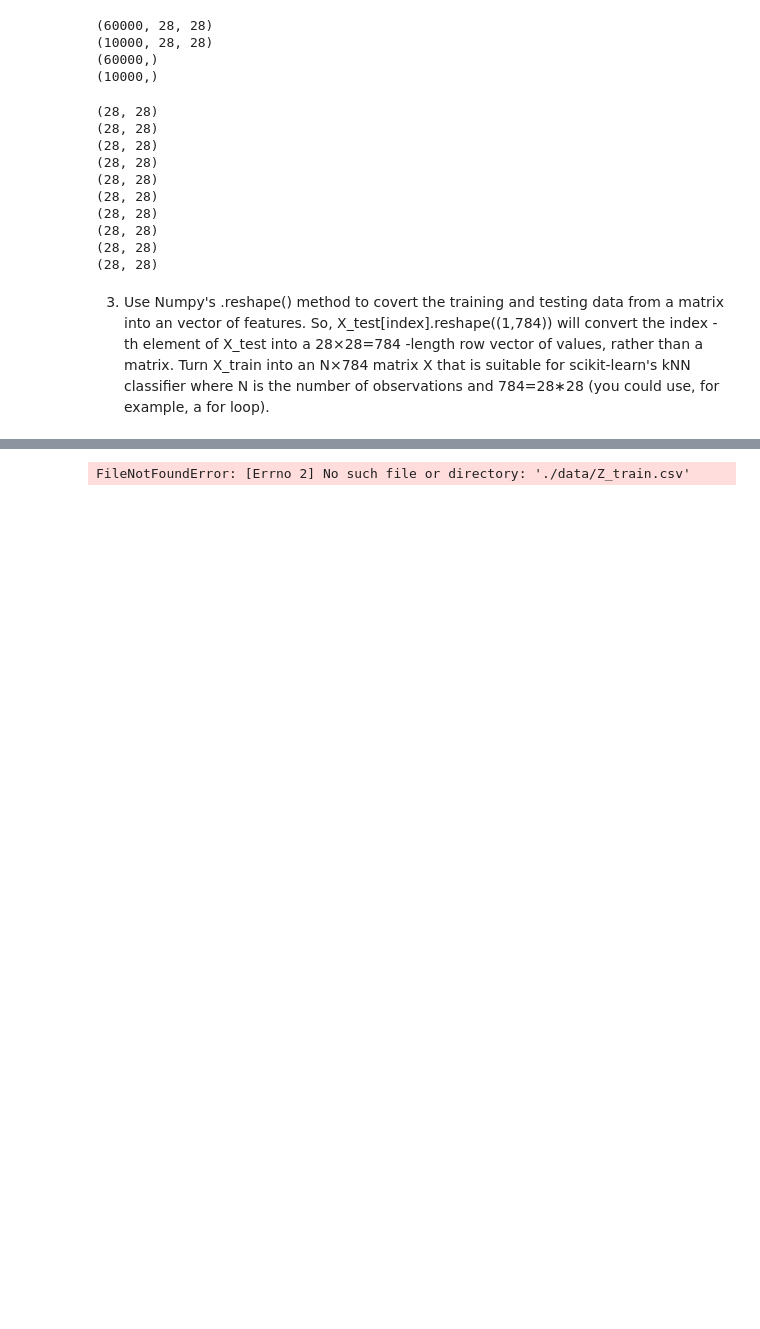
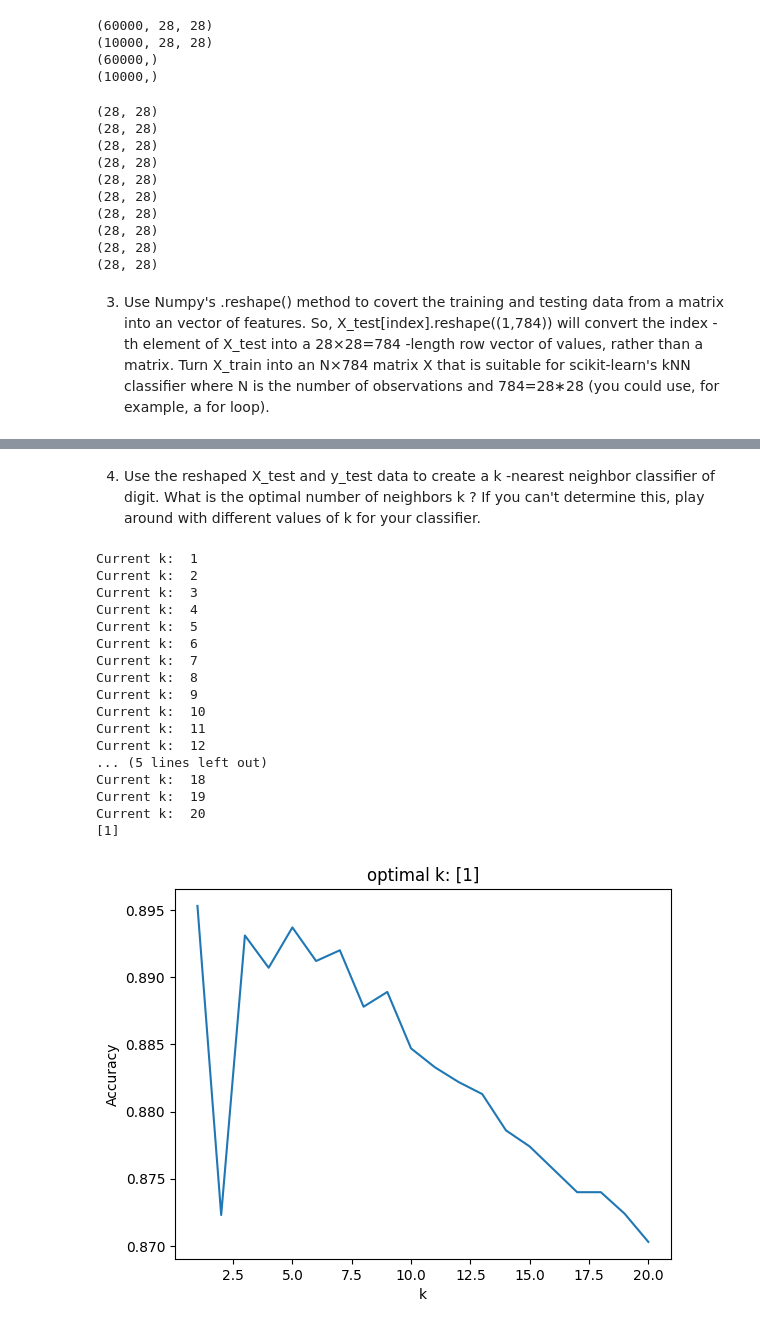
Before and after one commit to aileenkent/knn, a Jupyter notebook: lab/computer_vision_lab.ipynb, the cells around one changed output, grey strips where cells are left out. Drawn from its saved outputs; the diff is of its cells as text; code cells hidden in the pictures; blank space fills up the shorter version.

```diff
--- a/lab/computer_vision_lab.ipynb
+++ b/lab/computer_vision_lab.ipynb
@@ -186,8 +192,8 @@ Z_train_parquet.to_csv('Z_train.csv')
 # %%
 reload = 0
 
-if not os.path.exists('./data'):
-  os.makedirs('./data')
+#if not os.path.exists('./data'):
+#  os.makedirs('./data')
 
 if reload == 1:
   Z_train = []
@@ -195,16 +201,58 @@ if reload == 1:
     row = X_train[i].reshape((1,784)) #reshaping matrix into row vector
     Z_train.append(row[0]) #adding the row vector to the list
   Z_train = pd.DataFrame(Z_train)
-  Z_train.to_csv('./data/Z_train.csv')
+  Z_train.to_csv('Z_train.csv')
 
   Z_test = []
   for i in range(len(y_test)):
     row = X_test[i].reshape((1,784)) #reshaping matrix into row vector
     Z_test.append(row[0]) #adding the row vector to the list
   Z_test = pd.DataFrame(Z_test)
-  Z_test.to_csv('./data/Z_test.csv')
+  Z_test.to_csv('Z_test.csv')
 else: #just loading the data if the reload is not 1
-  Z_train = pd.read_csv('./data/Z_train.csv')
-  Z_test = pd.read_csv('./data/Z_test.csv')
+  Z_train = pd.read_csv('Z_train.csv')
+  Z_test = pd.read_csv('Z_test.csv')
-# %% [output]
-FileNotFoundError: [Errno 2] No such file or directory: './data/Z_train.csv'
+# %% [markdown]
+4. Use the reshaped X_test and y_test data to create a  k -nearest neighbor classifier of digit. What is the optimal number of neighbors  k ? If you can't determine this, play around with different values of  k  for your classifier.
+# %%
+from sklearn.neighbors import KNeighborsClassifier
+
+# Determine the optimal k:
+k_bar = 20
+accuracy = []
+
+for k in range(k_bar):
+    print('Current k: ' , str(k+1))
+    knn = KNeighborsClassifier(n_neighbors=k+1) # Create classifier instance
+    predictor = knn.fit(Z_train.values,y_train) # Fit model
+    accuracy.append( predictor.score(Z_test.values,y_test) ) # Store accuracy; bug in sklearn requires .values
+
+accuracy_max = np.max(accuracy) # highest recorded accuracy
+max_index = np.where(accuracy==accuracy_max)[0]
+k_star = max_index+1 # Find the optimal value of k
+print(k_star)
+
+plt.plot(np.arange(1,k_bar+1),accuracy) # Plot accuracy by k
+plt.xlabel("k")
+plt.title("optimal k: "+str(k_star))
+plt.ylabel('Accuracy')
+plt.show()
+# %% [output]
+Current k:  1
+Current k:  2
+Current k:  3
+Current k:  4
+Current k:  5
+Current k:  6
+Current k:  7
+Current k:  8
+Current k:  9
+Current k:  10
+Current k:  11
+Current k:  12
+... (5 lines left out)
+Current k:  18
+Current k:  19
+Current k:  20
+[1]
+[figure, added]
```
Also changed, not shown: parts of 10 cells of this notebook.
